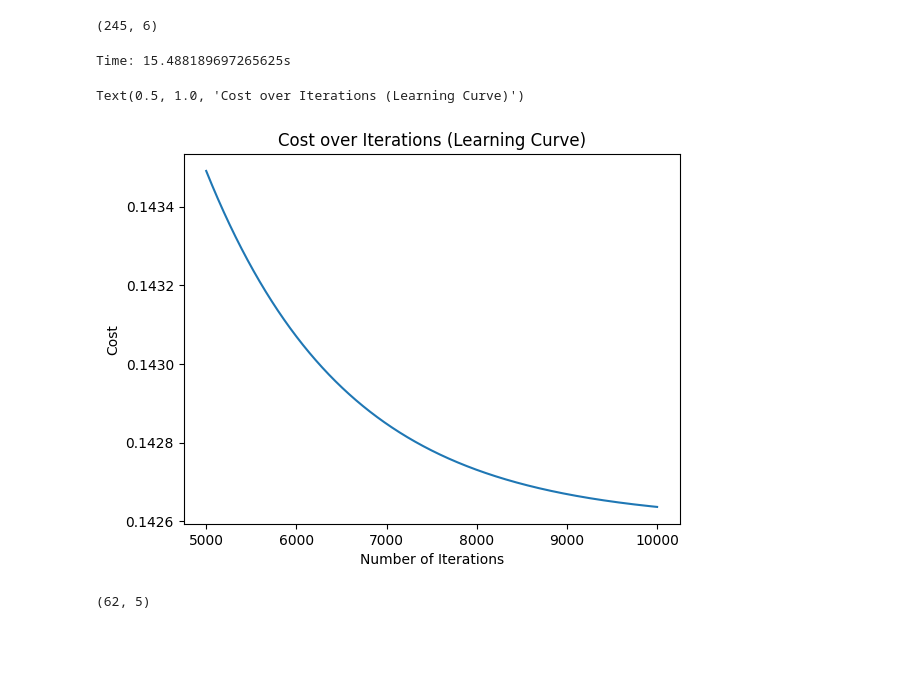
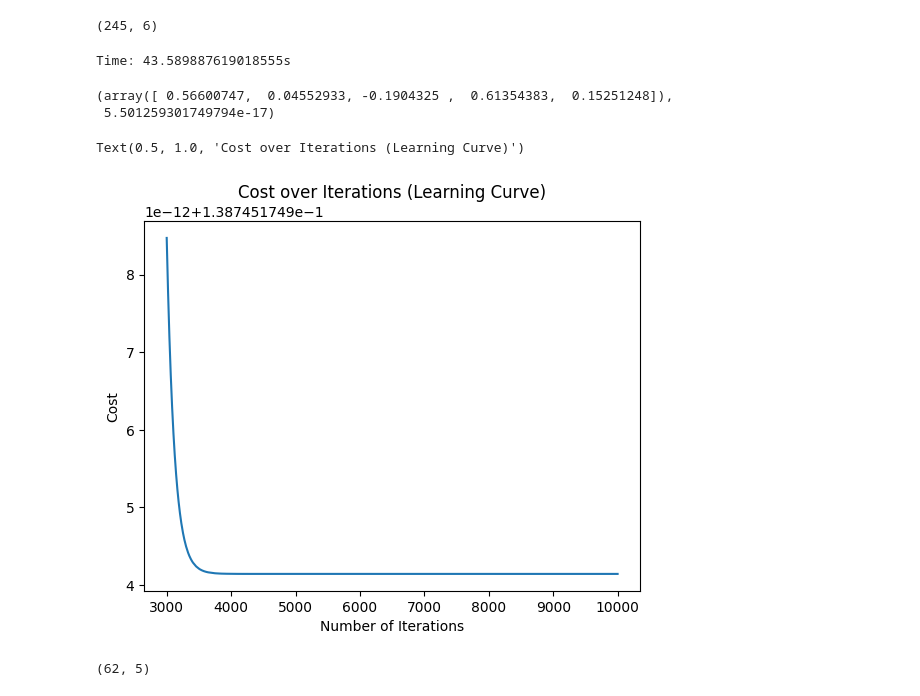
Before and after one commit to thomaschuckle/Project_1, a Jupyter notebook: main.ipynb, the cells around one changed output. Saved outputs shown, nothing was run; the diff lists cells and outputs as text; code cells hidden in the pictures; blank space fills up the shorter version.

```diff
--- a/main.ipynb
+++ b/main.ipynb
@@ -243,7 +255,10 @@ test_df
 model2 = LinearModel()
 # %%
-#Removing the acceleration 0-100 feature.
-train2 = np.delete(train1, 5, axis=1)
+#Locating the index of 'Efficiency' column in df:
+i = df.columns.get_loc('Efficiency')
+
+#Removing the 'Efficiency' feature.
+train2 = np.delete(train1, 1, axis=1)
 # %%
 #Checking shape. Should be 5 features with 1 target column.
 train2.shape
@@ -269,15 +284,20 @@ toc = time.time()
 
 print(f'Time: {toc-tic}s')
 # %% [output]
-Time: 15.488189697265625s
+Time: 43.589887619018555s
+# %%
+w, b
+# %% [output]
+(array([ 0.56600747,  0.04552933, -0.1904325 ,  0.61354383,  0.15251248]),
+ 5.501259301749794e-17)
 # %%
 #Plotting the Learning Curve.
-plt.plot(np.arange(5000, iterations, 1), cost[5000:])
+plt.plot(np.arange(3000, iterations, 1), cost[3000:])
 plt.xlabel('Number of Iterations')
 plt.ylabel('Cost')
 plt.title('Cost over Iterations (Learning Curve)')
 # %% [output]
 Text(0.5, 1.0, 'Cost over Iterations (Learning Curve)')
-[figure, old version]
+[figure, new version]
 # %%
 #Set test data for 2nd model.
```
Also changed, not shown: parts of 20 cells of this notebook.
